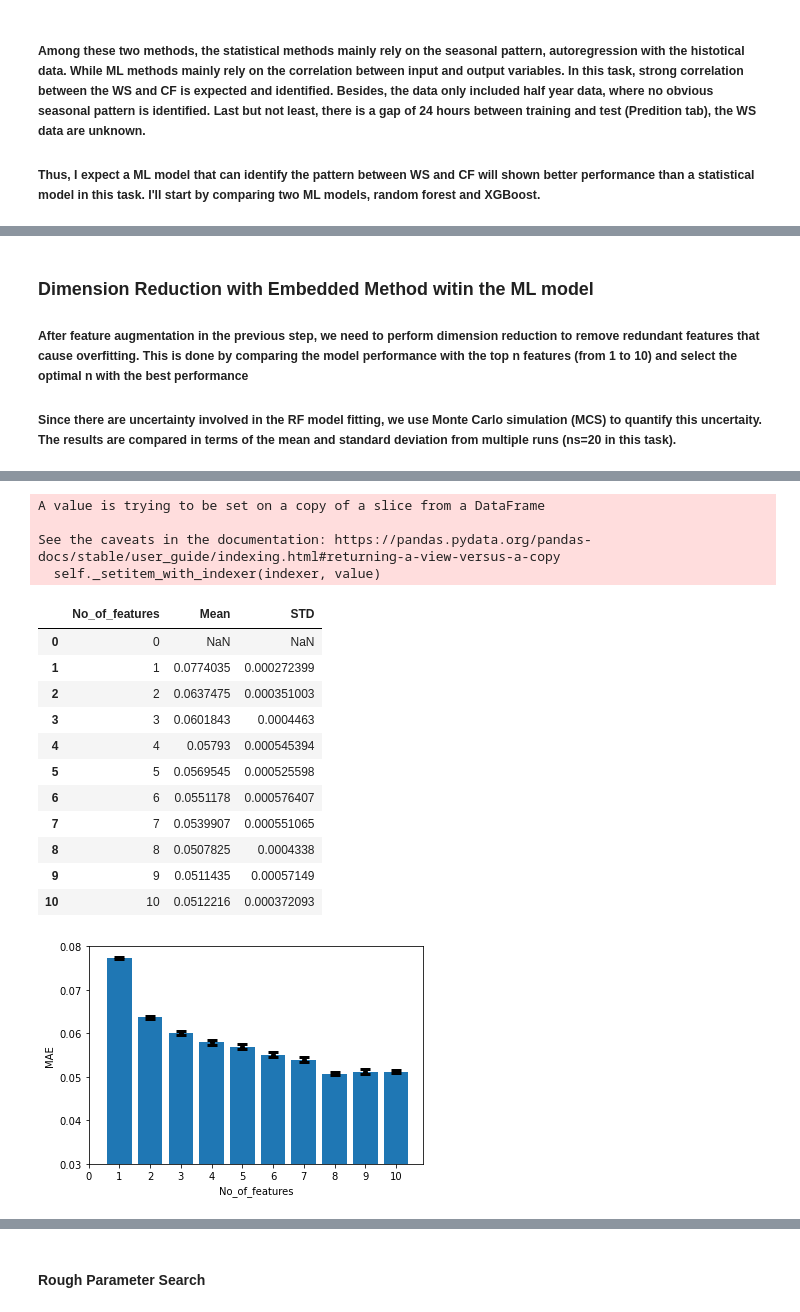
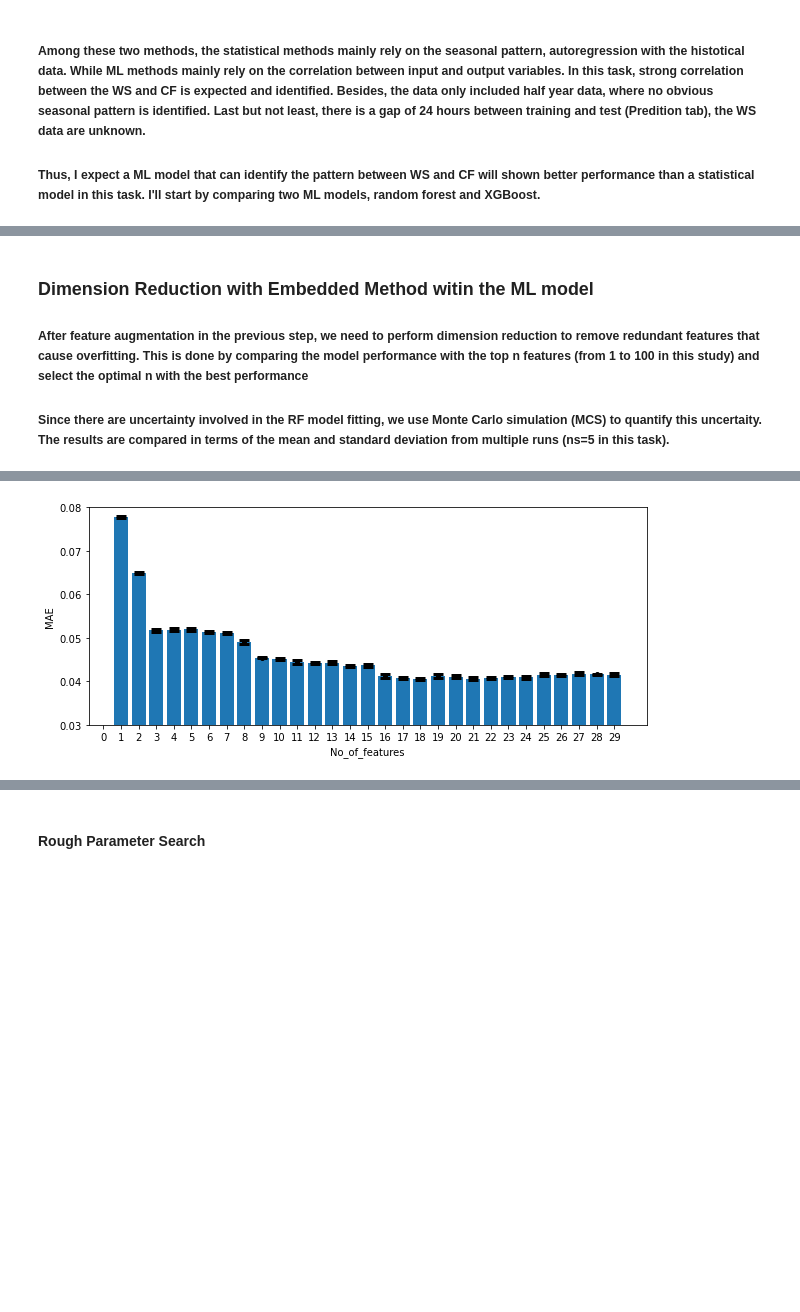
Before and after one commit to mengli-2020/multivariate-time-series-forecasting-meng, a Jupyter notebook: analytics_v2.ipynb, the cells around one changed output, grey strips where cells are left out. Saved outputs shown, nothing was run; the diff lists cells and outputs as text; code cells hidden in the pictures; blank space fills up the shorter version.

```diff
--- a/analytics_v2.ipynb
+++ b/analytics_v2.ipynb
@@ -320,15 +370,15 @@ bivariate_features_df
 # we'll get the prediction results of RF and XGB with all augmented features as the baseline accuracy.
 
 # concatenating augmented features with original data
-X = pd.concat([X0,bivariate_features_df], axis=1)
+X = pd.concat([X0,univariate_features_df,bivariate_features_df], axis=1)
 print(X.shape[1])
 # train/test split
-X_tr, X_ts, Y_tr, Y_ts = train_test_split(X, Y0, test_size=0.1, shuffle=False)
+X_tr, X_ts, Y_tr, Y_ts = train_test_split(X, Y0, test_size=0.2, shuffle=False)
 
 
 start_time1 = time.time()
 # fitting a RF model
-model_RF1 = RandomForestRegressor(random_state=0)
+model_RF1 = RandomForestRegressor(random_state=1)
 model_RF1.fit(X_tr, Y_tr)
 
 # getting forecasts for the test set
@@ -350,7 +400,7 @@ print(f"MAE of XGB is {mae(Y_ts, pred_XGB1)}")
 print("RF model fitting takes %s seconds" % (time.time() - start_time1))
 print("XGB model fitting takes %s seconds" % (time.time() - start_time2))
 
-# In the results, we can see the accuracy of XGB is slightly better than that of RF.
-# Possible due to that XGB is less sensitive to overfitting than RF
-# (keep in mind that RF outperformed XGB in the previous results with original features).
+# In the results, the model performace improves significantly after including the augmented features.(e.g., 0.0406 vs 0.0472 for RF)
+#We can also see the accuracy RF is still better than that of XGB.
+# We' ll continue improve the model performance by dimension reduction to avoid overfitting.
 # %% [output]
@@ -392,19 +425,20 @@ plt.legend(loc='upper left')
 # %% [markdown]
 ### Dimension Reduction with Embedded Method witin the ML model
 
-##### After feature augmentation in the previous step, we need to perform dimension reduction to remove redundant features that cause overfitting. This is done by comparing the model performance with the top n features (from 1 to 10) and select the optimal n with the best performance
-##### Since there are uncertainty involved in the RF model fitting, we use Monte Carlo simulation (MCS) to quantify this uncertaity. The results are compared in terms of the mean and standard deviation from multiple runs (ns=20 in this task).
+##### After feature augmentation in the previous step, we need to perform dimension reduction to remove redundant features that cause overfitting. This is done by comparing the model performance with the top n features (from 1 to 100 in this study) and select the optimal n with the best performance
+##### Since there are uncertainty involved in the RF model fitting, we use Monte Carlo simulation (MCS) to quantify this uncertaity. The results are compared in terms of the mean and standard deviation from multiple runs (ns=5 in this task).
 # %%
 # Start with the RF model
 # getting importance scores from previous model with all augmented features
 importance_scores_rf = pd.Series(dict(zip(X_tr.columns, model_RF1.feature_importances_)))
 
 # Define number of random samples used in MCS
-ns=20
+ns=5
+n_max=100
 # evaluate effects of number of features getting top n features
-error_data_rf=pd.DataFrame(index=np.arange(ns), columns=np.arange(11))
+error_data_rf=pd.DataFrame(index=np.arange(ns), columns=np.arange(n_max))
 
-for i in range(1,11):
+for i in range(1,n_max):
     for j in range(ns):
         top_features = importance_scores_rf.sort_values(ascending=False)[:i]
         top_features_nm = top_features.index
@@ -422,30 +456,28 @@ for i in range(1,11):
         # computing MAE error
         error_data_rf.iloc[j,i]=mae(Y_ts, preds_topf)
 # %%
-df=pd.DataFrame()
-df['No_of_features']=np.arange(11)
-df['Mean']=None
-df['STD']=None
+df_rf=pd.DataFrame()
+df_rf['No_of_features']=np.arange(n_max)
+df_rf['Mean']=0
+df_rf['STD']=0
 
-for i in range(11):
-    df['Mean'].iloc[i]=error_data_rf.iloc[:,i].mean()
-    df['STD'].iloc[i]=error_data_rf.iloc[:,i].std()
+for i in range(n_max):
+    df_rf['Mean'].iloc[i]=error_data_rf.iloc[:,i].mean()
+    df_rf['STD'].iloc[i]=error_data_rf.iloc[:,i].std()
 
-print(df['Mean'].min())
-plt.errorbar( df['No_of_features'], df['Mean'], yerr=df['STD'], fmt='o', color='Black', elinewidth=3,capthick=3,errorevery=1, alpha=1, ms=4, capsize = 5)
-plt.bar(df['No_of_features'], df['Mean'],tick_label = df['No_of_features'])##Bar plot
+print(df_rf['Mean'].min())
+# Shown the first 30 features to clearly show the trend
+plt.figure(figsize=(10,4))
+plt.errorbar( df_rf['No_of_features'].iloc[:30], df_rf['Mean'].iloc[:30], yerr=df_rf['STD'].iloc[:30], fmt='o', color='Black', elinewidth=3,capthick=3,errorevery=1, alpha=1, ms=4, capsize = 5)
+plt.bar(df_rf['No_of_features'].iloc[:30], df_rf['Mean'].iloc[:30],tick_label = df_rf['No_of_features'].iloc[:30])##Bar plot
 plt.xlabel('No_of_features')
 plt.ylabel('MAE')
 plt.ylim((0.03,0.08))
-top_features = importance_scores_rf.sort_values(ascending=False)[:8]
+# Optimal feature number = 18 with mean MAE of 0.4053
+print(df_rf['Mean'].idxmin())
+top_features = importance_scores_rf.sort_values(ascending=False)[:18]
 top_features_rf = top_features.index
 print(top_features_rf)
-df
-# As we can see from the results, the optimal number of features is 8.
-# They are 'WS_1504146|WS_1513782_conv_mean', 'WS_1133733|WS_1513782_conv_mean',
-#    'WS_1513782|WS_2455069_conv_mean', 'WS_1481513|WS_1513782_conv_mean',
-#    'WS_1513782|WS_1571308_conv_mean', 'WS_1133733',
-#    'WS_1504146|WS_2455069_conv_mean', 'WS_1820279'.
-# The best average MAE is 0.05078, not as good as the baseline model (0.045).
+# The best average MAE is 0.04053, slightly better the the results with all the augmented features (0.0407)
 # We observed a STD of 0.000X in the repeated runs, but this is insignificant compared with the mean of 0.0X.
 # %% [output]
@@ -457,21 +494,5 @@ Index(['WS_1504146|WS_1513782_conv_mean', 'WS_1133733|WS_1513782_conv_mean',
       dtype='object')
-A value is trying to be set on a copy of a slice from a DataFrame
-
-See the caveats in the documentation: https://pandas.pydata.org/pandas-docs/stable/user_guide/indexing.html#returning-a-view-versus-a-copy
-  self._setitem_with_indexer(indexer, value)
-|  | No_of_features | Mean | STD |
-| 0 | 0 | NaN | NaN |
-| 1 | 1 | 0.0774035 | 0.000272399 |
-| 2 | 2 | 0.0637475 | 0.000351003 |
-| 3 | 3 | 0.0601843 | 0.0004463 |
-| 4 | 4 | 0.05793 | 0.000545394 |
-| 5 | 5 | 0.0569545 | 0.000525598 |
-| 6 | 6 | 0.0551178 | 0.000576407 |
-| 7 | 7 | 0.0539907 | 0.000551065 |
-| 8 | 8 | 0.0507825 | 0.0004338 |
-| 9 | 9 | 0.0511435 | 0.00057149 |
-| 10 | 10 | 0.0512216 | 0.000372093 |
-[figure, old version]
+[figure, new version]
 # %%
 # Also do the MCS for feature selectionon XGB model
 # getting importance scores from previous model with all 96 features
```
Also changed, not shown: parts of 36 cells of this notebook.
